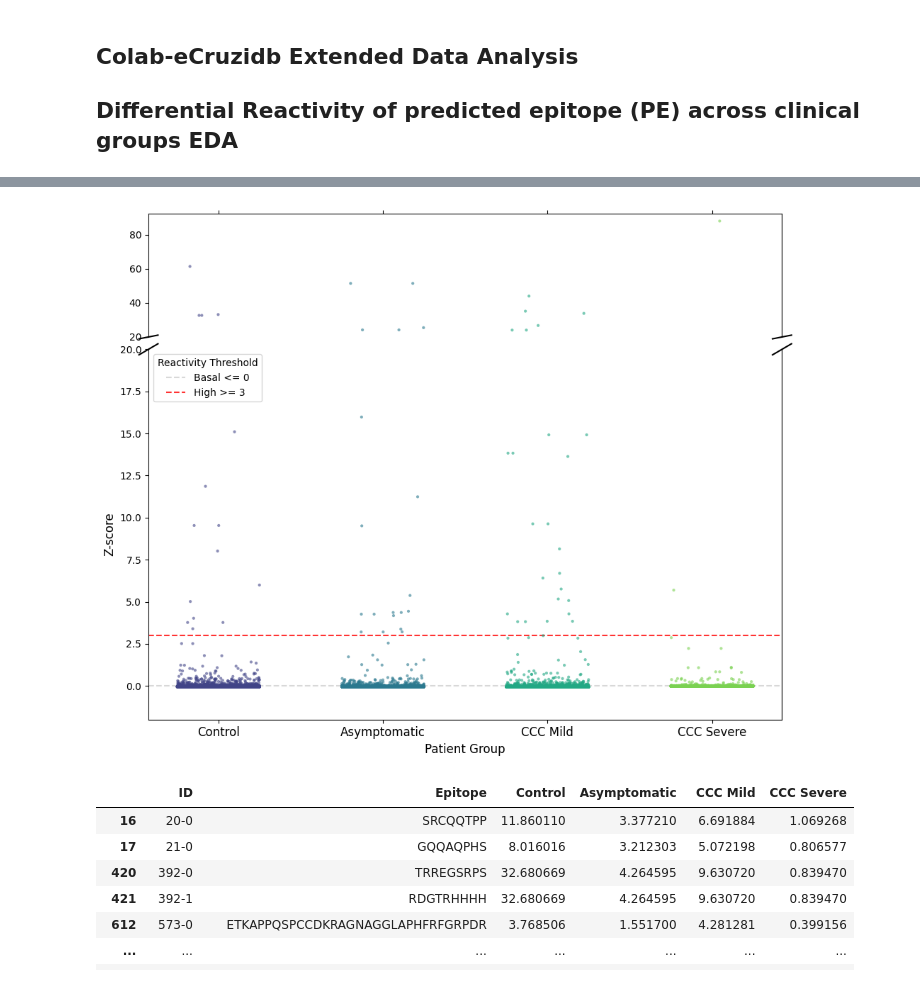
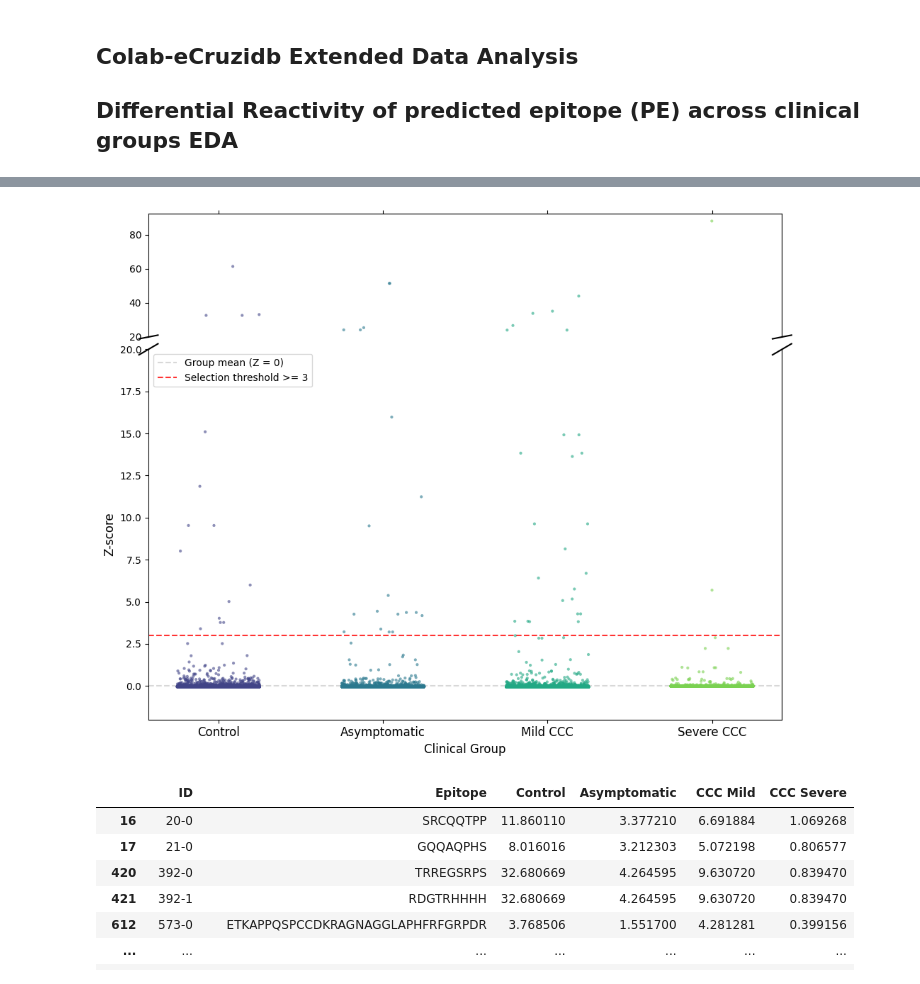
Before and after one commit to gianlucamajor/eCruziDB, a Jupyter notebook: eda/differential-reactivity-PE-by-clinical-groups-eda.ipynb, the cells around one changed output, grey strips where cells are left out. Cells and saved outputs as stored; diff of their text form; code cells hidden in the pictures.

```diff
--- a/eda/differential-reactivity-PE-by-clinical-groups-eda.ipynb
+++ b/eda/differential-reactivity-PE-by-clinical-groups-eda.ipynb
@@ -78,7 +78,7 @@ PEs_df['zs-CCC_severe'] = zscore(PEs_df['CCC_severe'])
 
 # Adjusting dataframe
 PEs_zs_df = PEs_df[['ID','Epitope', 'zs-control', 'zs-asymptomatic', 'zs-CCC_mild', 'zs-CCC_severe']].copy()
-PEs_zs_df = PEs_zs_df.rename(columns={'zs-control': 'Control', 'zs-asymptomatic': 'Asymptomatic', 'zs-CCC_mild': 'CCC Mild', 'zs-CCC_severe': 'CCC Severe'})
+PEs_zs_df = PEs_zs_df.rename(columns={'zs-control': 'Control', 'zs-asymptomatic': 'Asymptomatic', 'zs-CCC_mild': 'Mild CCC', 'zs-CCC_severe': 'Severe CCC'})
 
 # Creating melted dataframe
 PEs_zs_melted_df = PEs_zs_df.melt(id_vars=['ID','Epitope'], var_name='Z-score Type', value_name='Z-score')
@@ -126,38 +126,38 @@ ax_top.tick_params(labeltop=False)
 ax_bottom.xaxis.tick_bottom()
 ax_bottom.tick_params(axis='x', labelsize=12) # Set font size for x-axis tick labels
 
 # --- DIAGONAL CUT LINES (The "Break" Effect) ---
 d = .015  # Size of the diagonal lines
 kwargs = dict(transform=ax_top.transAxes, color='k', clip_on=False)
 ax_top.plot((-d, +d), (-d, +d), **kwargs)        # Top-left diagonal
 ax_top.plot((1 - d, 1 + d), (-d, +d), **kwargs)  # Top-right diagonal
 
 kwargs.update(transform=ax_bottom.transAxes)  # Switch to bottom axes
 ax_bottom.plot((-d, +d), (1 - d, 1 + d), **kwargs)  # Bottom-left diagonal
 ax_bottom.plot((1 - d, 1 + d), (1 - d, 1 + d), **kwargs)  # Bottom-right diagonal
 
 # --- LABELS & TITLES ---
 # ax_top.set_title('Global profile of differential immunoreactivity of predicted epitopes across clinical groups.', fontsize=14, fontweight='bold')
 ax_top.set_xlabel('')
 ax_top.set_ylabel('')
 
-ax_bottom.set_xlabel('Patient Group', fontsize=12)
+ax_bottom.set_xlabel('Clinical Group', fontsize=12)
 ax_bottom.set_ylabel('Z-score', fontsize=12)
 
 # Add a reference line at 0 (only needed on the bottom plot)
-basal_threshold_lable = f"Basal <= {basal_reactivity_threshold}"
+basal_threshold_lable = f"Group mean (Z = {basal_reactivity_threshold})"
 ax_bottom.axhline(basal_reactivity_threshold, color='gray', linestyle='--', alpha=0.3, label=basal_threshold_lable)
 
 # Threshold boxe (Visual guide)
-high_threshold_lable = f"High >= {high_reactivity_threshold}"
+high_threshold_lable = f"Selection threshold >= {high_reactivity_threshold}"
 ax_bottom.axhline(high_reactivity_threshold, color='red', linestyle='--', alpha=0.8, label=high_threshold_lable)
-ax_bottom.legend(title="Reactivity Threshold")
+ax_bottom.legend(title="")
 
 plt.tight_layout()
 plt.subplots_adjust(hspace=0.05) # Overlap slightly to make the connection look better
 plt.show()
 # %% [output]
-[figure, old version]
+[figure, new version]
 # %%
 #@title List of all predicted epitopes high reactivity at least one clinical or control group
 reactivity_Control_df = PEs_zs_df[(PEs_zs_df['Control'] >= high_reactivity_threshold)]
```
Also changed, not shown: parts of 3 cells of this notebook.
